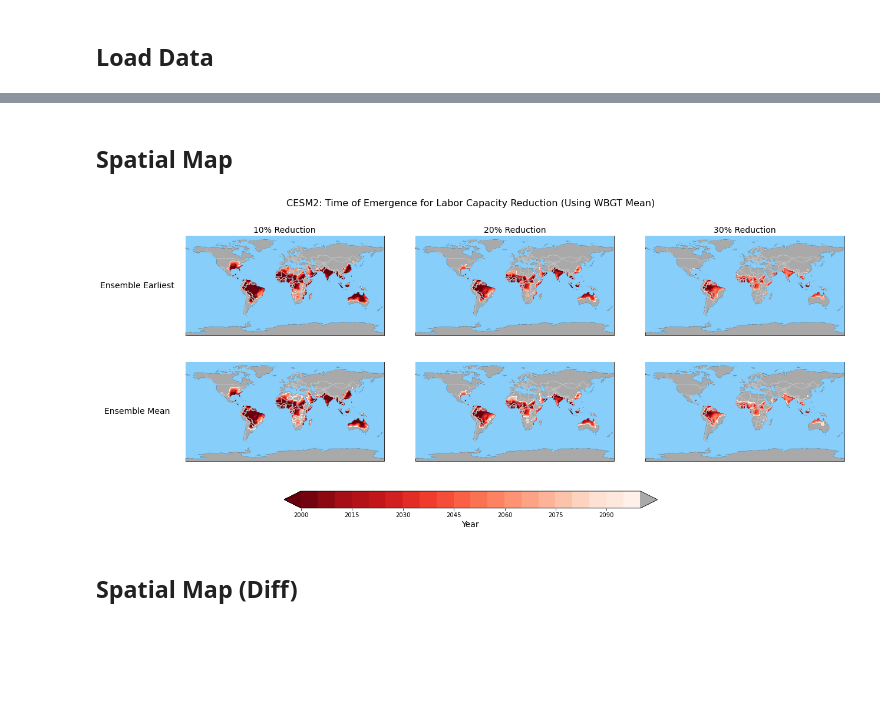
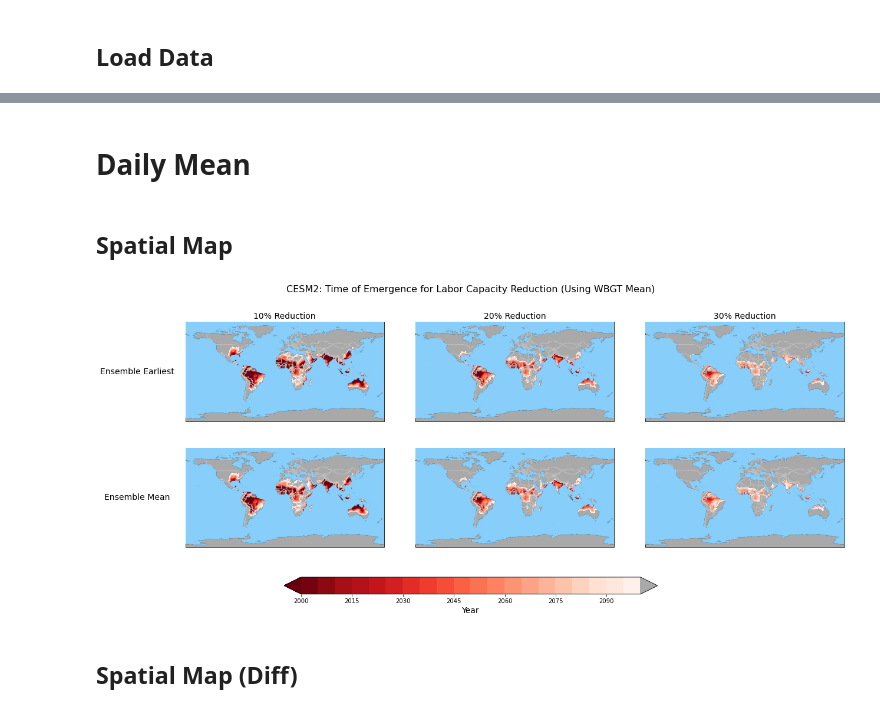
Before and after one commit to KYan19/pei, a Jupyter notebook: notebooks/7.3_Emergence_CESM2.ipynb, the cells around one changed output, grey strips where cells are left out. Drawn from its saved outputs; the diff is of its cells as text; code cells hidden in the pictures; blank space fills up the shorter version.

```diff
--- a/notebooks/7.3_Emergence_CESM2.ipynb
+++ b/notebooks/7.3_Emergence_CESM2.ipynb
@@ -22,10 +59,12 @@ ds_pop = ds_pop.rename({'latitude':'lat','longitude':'lon'})
+# %% [markdown]
+# Daily Mean
 # %% [markdown]
 ## Spatial Map
 # %%
-lf.spatial_toe(ds_mean['capacity'],'CESM2: Time of Emergence for Labor Capacity Reduction (Using WBGT Mean)')
-plt.savefig('cesm_toe_mean_map.png')
+lf.spatial_toe(ds_mean['capacity'],'CESM2: Time of Emergence for Labor Capacity Reduction (Using WBGT Mean)',start_year=1980)
+plt.savefig('cesm2_toe_mean_map.png')
 # %% [output]
-[figure, old version]
+[figure, new version]
 # %% [markdown]
 ## Spatial Map (Diff)
 # %%
```
Also changed, not shown: parts of 24 cells of this notebook, 5 other files.
